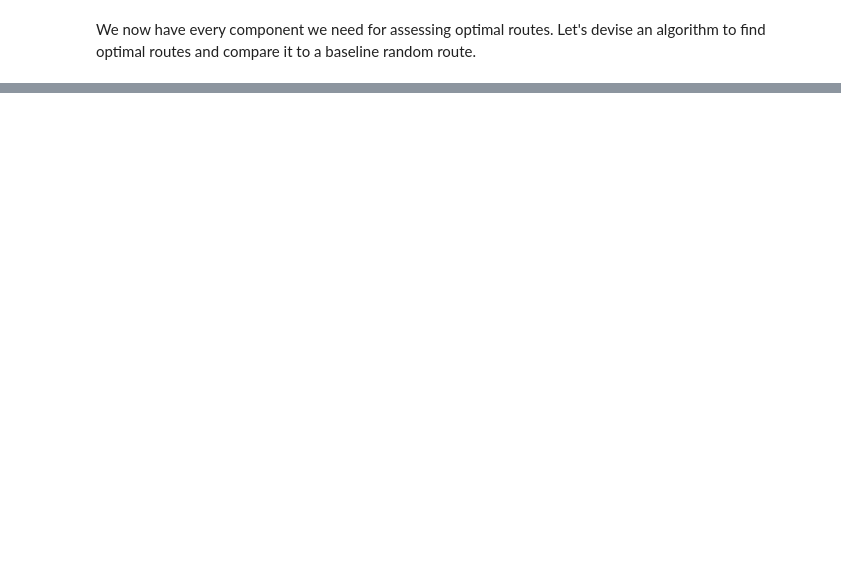
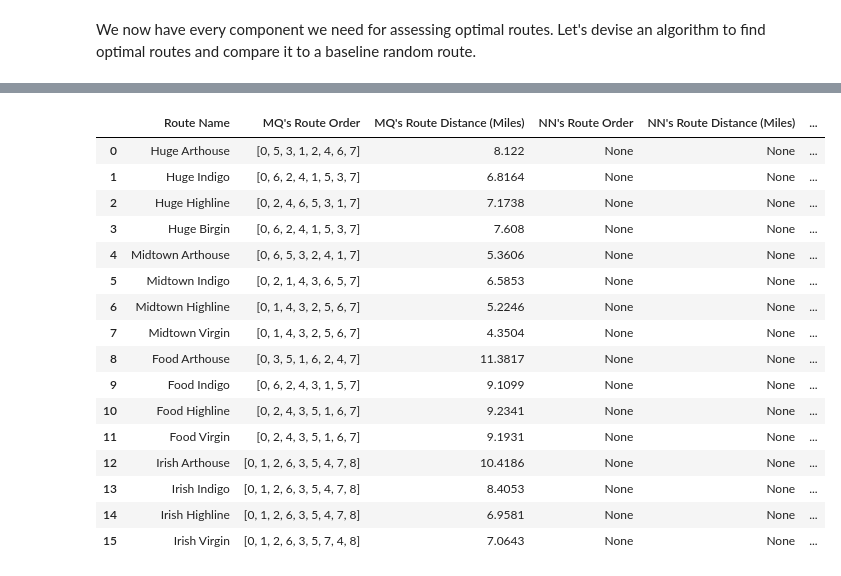
Before and after one commit to AnthonyLynn/code_fusion, a Jupyter notebook: Guide My Sleigh Data.ipynb, the cells around one changed output, grey strips where cells are left out. Saved outputs shown, nothing was run; the diff lists cells and outputs as text; code cells hidden in the pictures; blank space fills up the shorter version.

```diff
--- a/Guide My Sleigh Data.ipynb
+++ b/Guide My Sleigh Data.ipynb
@@ -467,0 +791,18 @@ irish_virgin_opt = irish_virgin.iloc[order_vir].reset_index(drop=True)
+# %%
+# make a list of the dataframes of each route
+route_df_list = [huge_arthouse, huge_indigo, huge_highline, huge_virgin,
+                 midtown_arthouse, midtown_indigo, midtown_highline, midtown_virgin,
+                 food_arthouse, food_indigo, food_highline, food_virgin,
+                 irish_arthouse, irish_indigo, irish_highline, irish_virgin
+                ]
+# %%
+# make a list of the returned mapquest optimized json files
+mq_opt_json_list = [huge_arthouse_mqopt, huge_indigo_mqopt,
+                    huge_highline_mqopt, huge_virgin_mqopt,
+                    midtown_arthouse_mqopt,midtown_indigo_mqopt,
+                    midtown_highline_mqopt, midtown_virgin_mqopt,
+                    food_arthouse_mqopt,food_indigo_mqopt,
+                    food_highline_mqopt, food_virgin_mqopt,
+                    irish_arthouse_mqopt, irish_indigo_mqopt,
+                    irish_highline_mqopt, irish_virgin_mqopt
+                   ]
@@ -467,0 +922,25 @@ irish_virgin_opt = irish_virgin.iloc[order_vir].reset_index(drop=True)
+# %%
+# For loop to update the summary DataFrame
+for route_name, optimal_route_json, route_df in zip(route_names_list, mq_opt_json_list, route_df_list):
+    route_summary_df = add_mq_route_to_summary(optimal_route_json, route_df, route_summary_df, route_name)
+
+# Display the updated summary DataFrame
+display(route_summary_df)
+# %% [output]
+|  | Route Name | MQ's Route Order | MQ's Route Distance (Miles) | NN's Route Order | NN's Route Distance (Miles) | ... |
+| 0 | Huge Arthouse | [0, 5, 3, 1, 2, 4, 6, 7] | 8.122 | None | None | ... |
+| 1 | Huge Indigo | [0, 6, 2, 4, 1, 5, 3, 7] | 6.8164 | None | None | ... |
+| 2 | Huge Highline | [0, 2, 4, 6, 5, 3, 1, 7] | 7.1738 | None | None | ... |
+| 3 | Huge Birgin | [0, 6, 2, 4, 1, 5, 3, 7] | 7.608 | None | None | ... |
+| 4 | Midtown Arthouse | [0, 6, 5, 3, 2, 4, 1, 7] | 5.3606 | None | None | ... |
+| 5 | Midtown Indigo | [0, 2, 1, 4, 3, 6, 5, 7] | 6.5853 | None | None | ... |
+| 6 | Midtown Highline | [0, 1, 4, 3, 2, 5, 6, 7] | 5.2246 | None | None | ... |
+| 7 | Midtown Virgin | [0, 1, 4, 3, 2, 5, 6, 7] | 4.3504 | None | None | ... |
+| 8 | Food Arthouse | [0, 3, 5, 1, 6, 2, 4, 7] | 11.3817 | None | None | ... |
+| 9 | Food Indigo | [0, 6, 2, 4, 3, 1, 5, 7] | 9.1099 | None | None | ... |
+| 10 | Food Highline | [0, 2, 4, 3, 5, 1, 6, 7] | 9.2341 | None | None | ... |
+| 11 | Food Virgin | [0, 2, 4, 3, 5, 1, 6, 7] | 9.1931 | None | None | ... |
+| 12 | Irish Arthouse | [0, 1, 2, 6, 3, 5, 4, 7, 8] | 10.4186 | None | None | ... |
+| 13 | Irish Indigo | [0, 1, 2, 6, 3, 5, 4, 7, 8] | 8.4053 | None | None | ... |
+| 14 | Irish Highline | [0, 1, 2, 6, 3, 5, 4, 7, 8] | 6.9581 | None | None | ... |
+| 15 | Irish Virgin | [0, 1, 2, 6, 3, 5, 7, 4, 8] | 7.0643 | None | None | ... |
```
Also changed, not shown: parts of 72 cells of this notebook.
